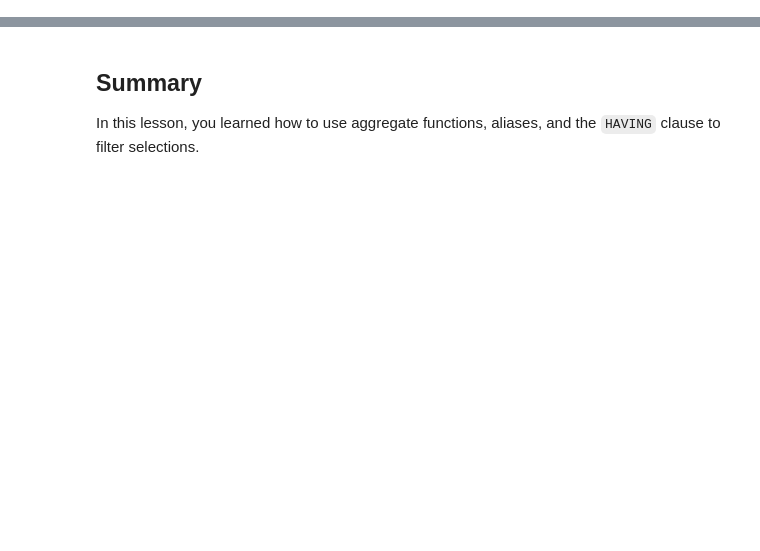
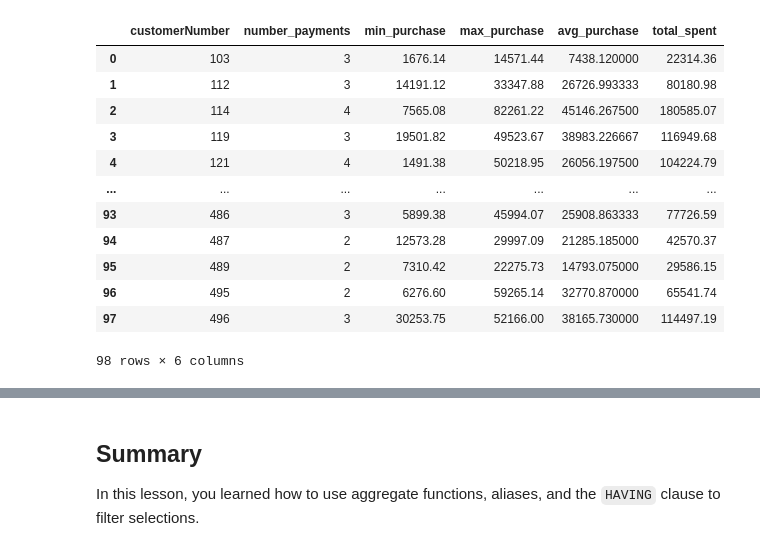
Before and after one commit to learn-co-curriculum/dsc-grouping-data-with-sql, a Jupyter notebook: index.ipynb, the cells around one changed output, grey strips where cells are left out. Cells and saved outputs as stored; diff of their text form; code cells hidden in the pictures; blank space fills up the shorter version.

Commit message:
pd.read_sql, remove JOINs to focus on GROUP BY

```diff
--- a/index.ipynb
+++ b/index.ipynb
@@ -164,0 +148,28 @@ df.head()
+# %%
+q = """
+SELECT
+    customerNumber,
+    COUNT(*) AS number_payments,
+    MIN(amount) AS min_purchase,
+    MAX(amount) AS max_purchase,
+    AVG(amount) AS avg_purchase,
+    SUM(amount) AS total_spent
+FROM payments
+GROUP BY customerNumber
+;
+"""
+pd.read_sql(q, conn)
+# %% [output]
+|  | customerNumber | number_payments | min_purchase | max_purchase | avg_purchase | total_spent |
+| 0 | 103 | 3 | 1676.14 | 14571.44 | 7438.120000 | 22314.36 |
+| 1 | 112 | 3 | 14191.12 | 33347.88 | 26726.993333 | 80180.98 |
+| 2 | 114 | 4 | 7565.08 | 82261.22 | 45146.267500 | 180585.07 |
+| 3 | 119 | 3 | 19501.82 | 49523.67 | 38983.226667 | 116949.68 |
+| 4 | 121 | 4 | 1491.38 | 50218.95 | 26056.197500 | 104224.79 |
+| ... | ... | ... | ... | ... | ... | ... |
+| 93 | 486 | 3 | 5899.38 | 45994.07 | 25908.863333 | 77726.59 |
+| 94 | 487 | 2 | 12573.28 | 29997.09 | 21285.185000 | 42570.37 |
+| 95 | 489 | 2 | 7310.42 | 22275.73 | 14793.075000 | 29586.15 |
+| 96 | 495 | 2 | 6276.60 | 59265.14 | 32770.870000 | 65541.74 |
+| 97 | 496 | 3 | 30253.75 | 52166.00 | 38165.730000 | 114497.19 |
+98 rows × 6 columns
```
Also changed, not shown: parts of 39 cells of this notebook, 1 other file.
